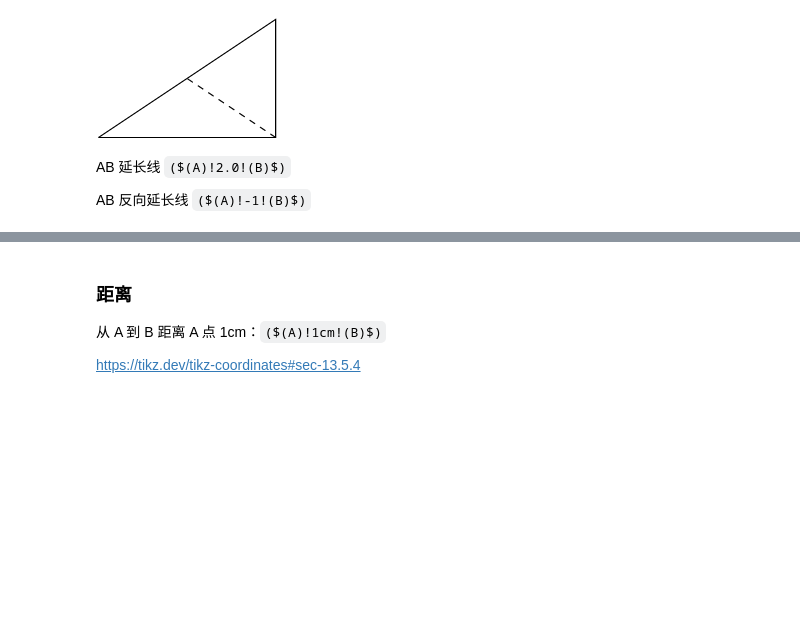
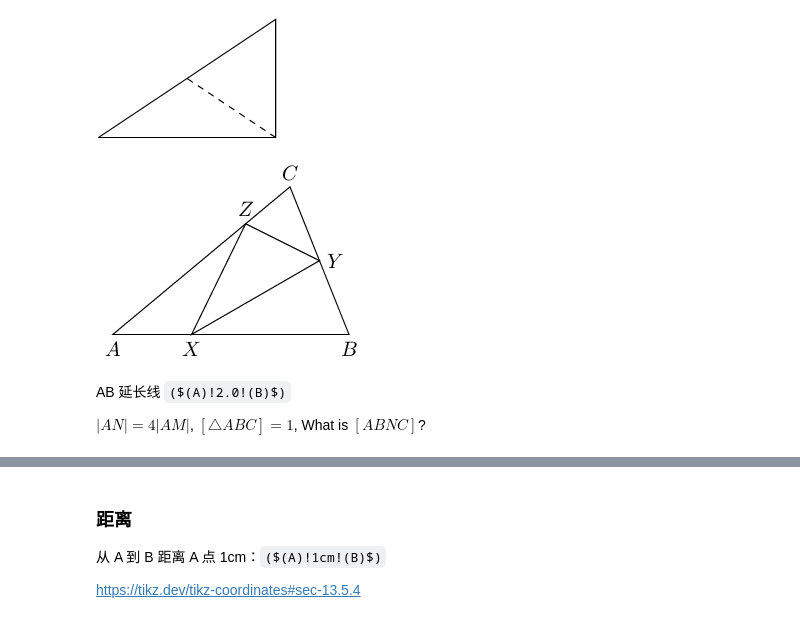
Before and after one commit to chenshuo/typeset, a Jupyter notebook: tikz-notes.ipynb, the cells around one changed output, grey strips where cells are left out. Drawn from its saved outputs; the diff is of its cells as text; code cells hidden in the pictures; blank space fills up the shorter version.

```diff
--- a/tikz-notes.ipynb
+++ b/tikz-notes.ipynb
@@ -80,7 +80,16 @@ AB 中点 `($(A)!0.5!(B)$)`
 \draw [dashed] (C) -- ($(A)!0.5!(B)$);
 # %% [output]
 [figure]
+# %%
+%%tikz -l calc
+
+\draw (0, 0) coordinate(A) node [below] {$A$} -- (4, 0) coordinate (B) node [below] {$B$} -- (3, 2.5) coordinate (C) node [above] {$C$} -- cycle;
+\draw ($(A)!1/3!(B)$) coordinate (X) node [below] {$X$}
+  -- ($(B)!1/2!(C)$) coordinate (Y) node [right] {$Y$}
+  -- ($(C)!1/4!(A)$) coordinate (Z) node [above] {$Z$} -- cycle;
+# %% [output]
+[figure, added]
 # %% [markdown]
 AB 延长线 `($(A)!2.0!(B)$)`
 
-AB 反向延长线 `($(A)!-1!(B)$)`
+$|AN|=4|AM|$, $[\triangle ABC]=1$, What is $[ABNC]$?
```
Also changed, not shown: parts of 3 cells of this notebook.
